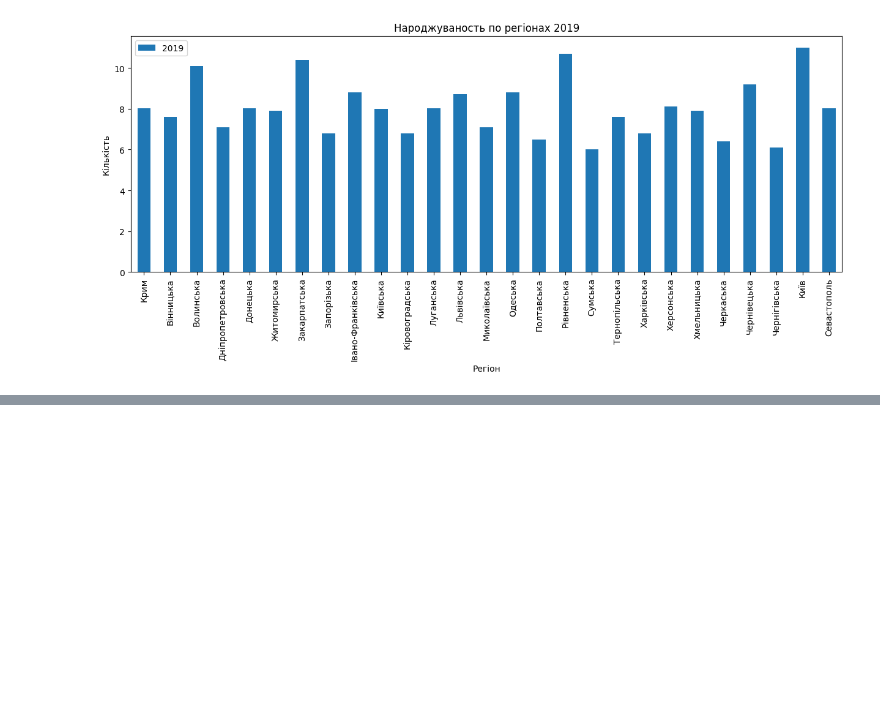
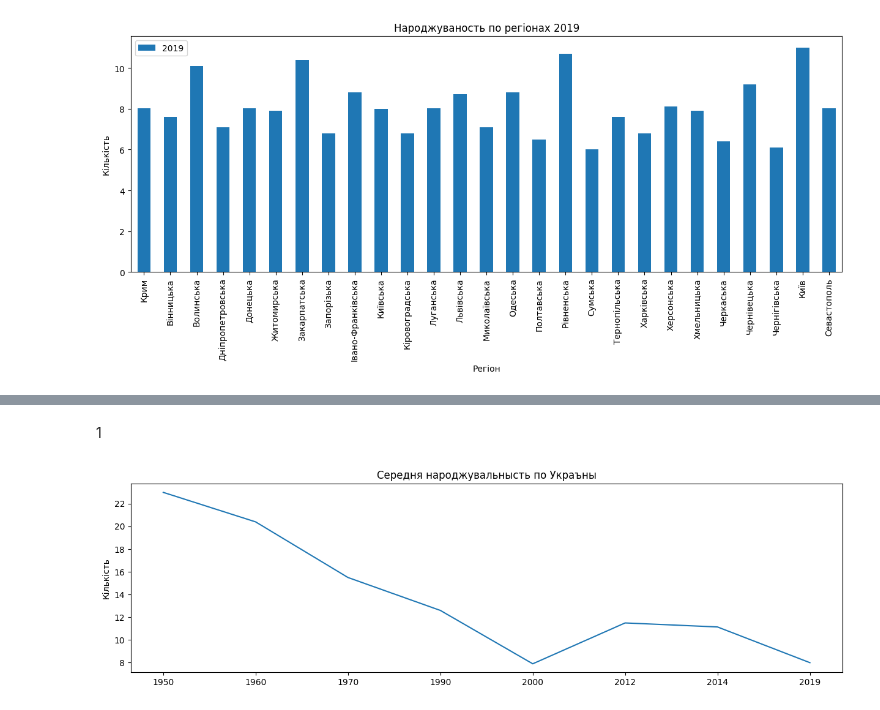
Before and after one commit to tarsweb-Python-GOIT/DS-HW, a Jupyter notebook: hw-02-01.ipynb, the cells around one changed output, grey strips where cells are left out. Saved outputs shown, nothing was run; the diff lists cells and outputs as text; code cells hidden in the pictures; blank space fills up the shorter version.

Commit message:
add graph

```diff
--- a/hw-02-01.ipynb
+++ b/hw-02-01.ipynb
@@ -189,0 +212,6 @@ pl = data[["Регіон", year]].plot.bar(x="Регіон", y=year, ylabel = "
+# %% [markdown]
+1
+# %%
+pl = data.median(numeric_only=True).plot(title="Cередня народжувальнысть по Украъны", ylabel="Кількість", figsize=(15,4))
+# %% [output]
+[figure, added]
```
Also changed, not shown: parts of 6 cells of this notebook.
